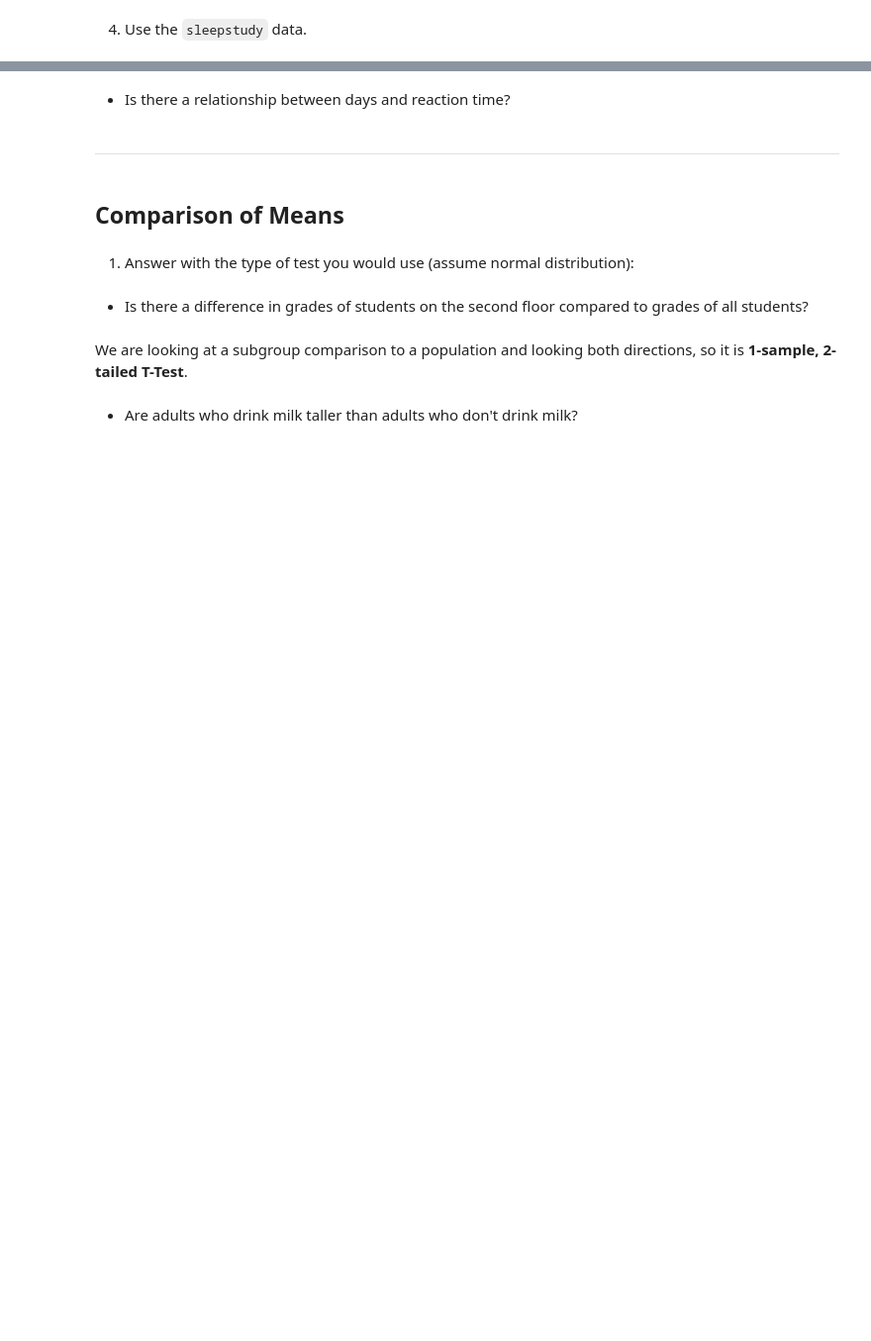
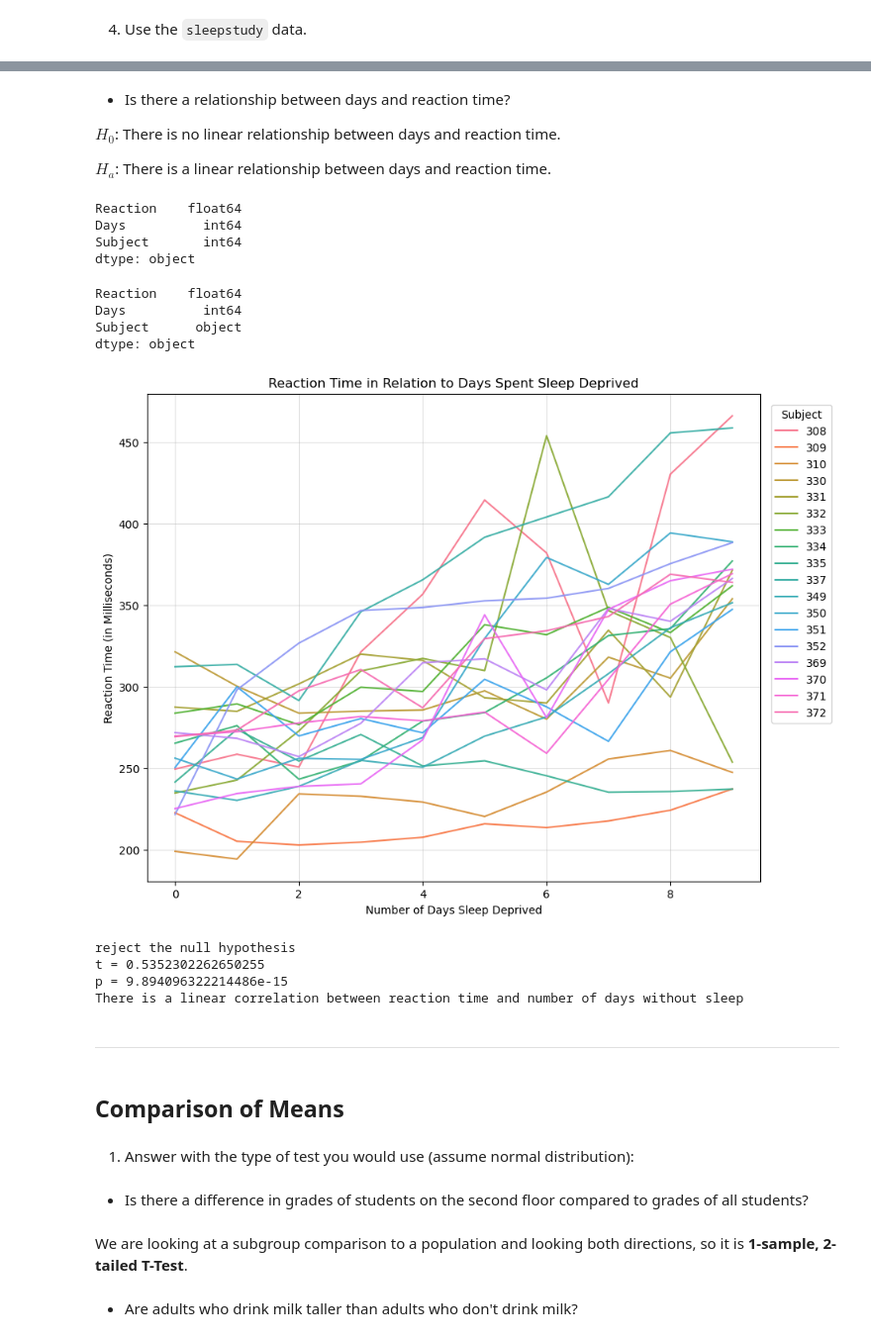
Before and after one commit to Michael-Nelson361/statistics-exercises, a Jupyter notebook: hypothesis_testing.ipynb, the cells around one changed output, grey strips where cells are left out. Shown at 99% size. Saved outputs shown, nothing was run; the diff lists cells and outputs as text; code cells hidden in the pictures; blank space fills up the shorter version.

```diff
--- a/hypothesis_testing.ipynb
+++ b/hypothesis_testing.ipynb
@@ -663,5 +836,60 @@ sleepstudy = data('sleepstudy')
 # %% [markdown]
 - Is there a relationship between days and reaction time?
+
+$H_0$: There is no linear relationship between days and reaction time.
+
+$H_a$: There is a linear relationship between days and reaction time.
+# %%
+# Check data and format it accordingly
+sleepstudy.dtypes
+# %% [output]
+Reaction    float64
+Days          int64
+Subject       int64
+dtype: object
+# %%
+# let's format subject to be string
+sleepstudy.Subject = sleepstudy.Subject.astype(str)
+sleepstudy.dtypes
+# %% [output]
+Reaction    float64
+Days          int64
+Subject      object
+dtype: object
+# %%
+# Plot reaction time against days
+plt.figure(figsize=(10,8))
+sns.lineplot(data=sleepstudy,y='Reaction',x='Days',hue='Subject',alpha=0.9)
+
+plt.title('Reaction Time in Relation to Days Spent Sleep Deprived')
+plt.ylabel('Reaction Time (in Milliseconds)')
+plt.xlabel('Number of Days Sleep Deprived')
+
+plt.grid(alpha=0.4)
+plt.legend(bbox_to_anchor=(1,1), borderaxespad=1,title='Subject')
+
+plt.show()
+# %% [output]
+[figure, added]
+# %%
+# Run correlations test and draw conclusions
+t,p = stats.pearsonr(sleepstudy.Days,sleepstudy.Reaction)
+
+if p < alpha:
+    print('reject the null hypothesis')
+    print(f't = {t}')
+    print(f'p = {p}')
+    print('There is a linear correlation between reaction time and number of days without sleep')
+else:
+    print('fail to reject the null hypothesis')
+    print(f't = {t}')
+    print(f'p = {p}')
+    print('There is no linear correlation between reaction time and number of days without sleep')
+# %% [output]
+reject the null hypothesis
+t = 0.5352302262650255
+p = 9.894096322214486e-15
+There is a linear correlation between reaction time and number of days without sleep
 # %% [markdown]
 ---------
 # %% [markdown]
```
Also changed, not shown: parts of 18 cells of this notebook.
